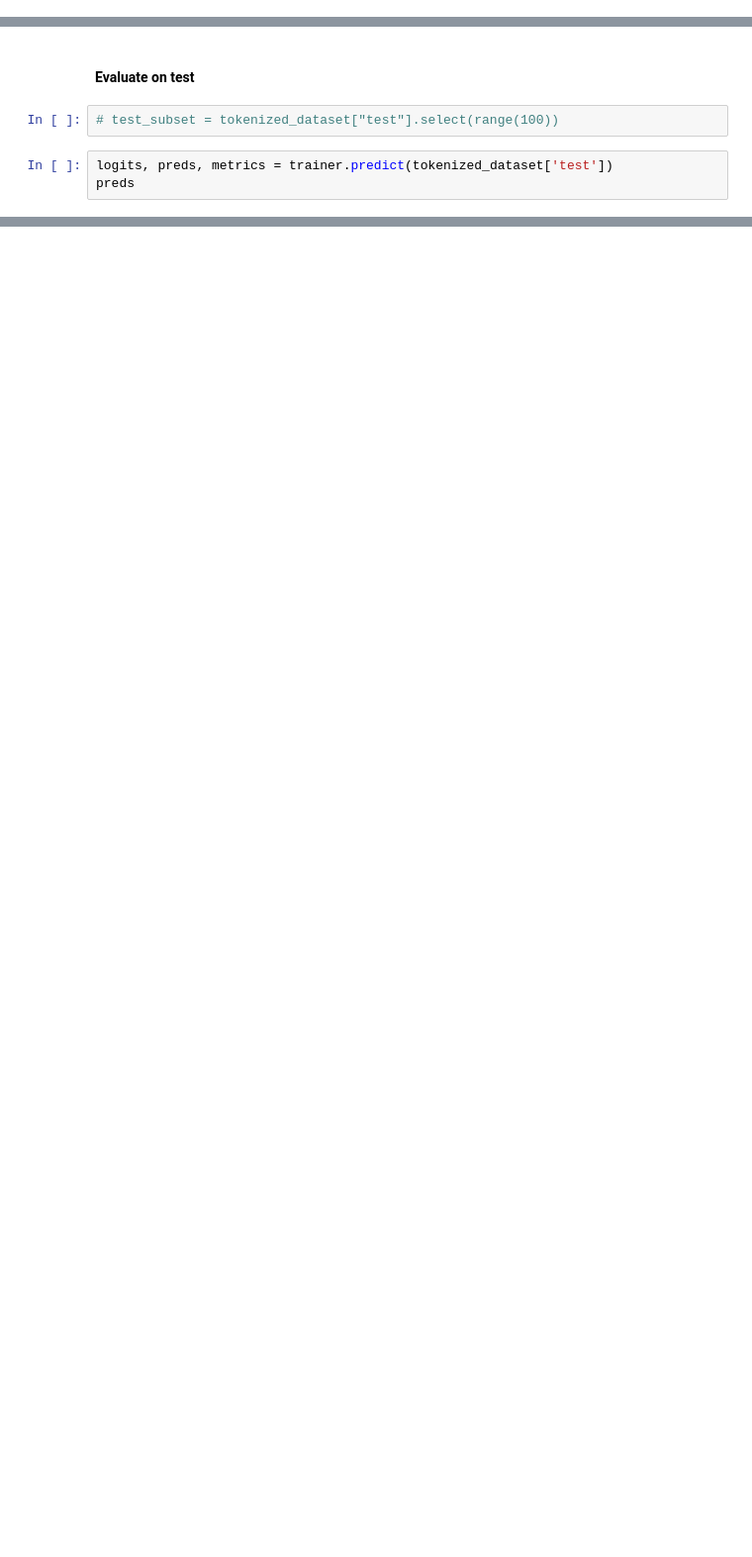
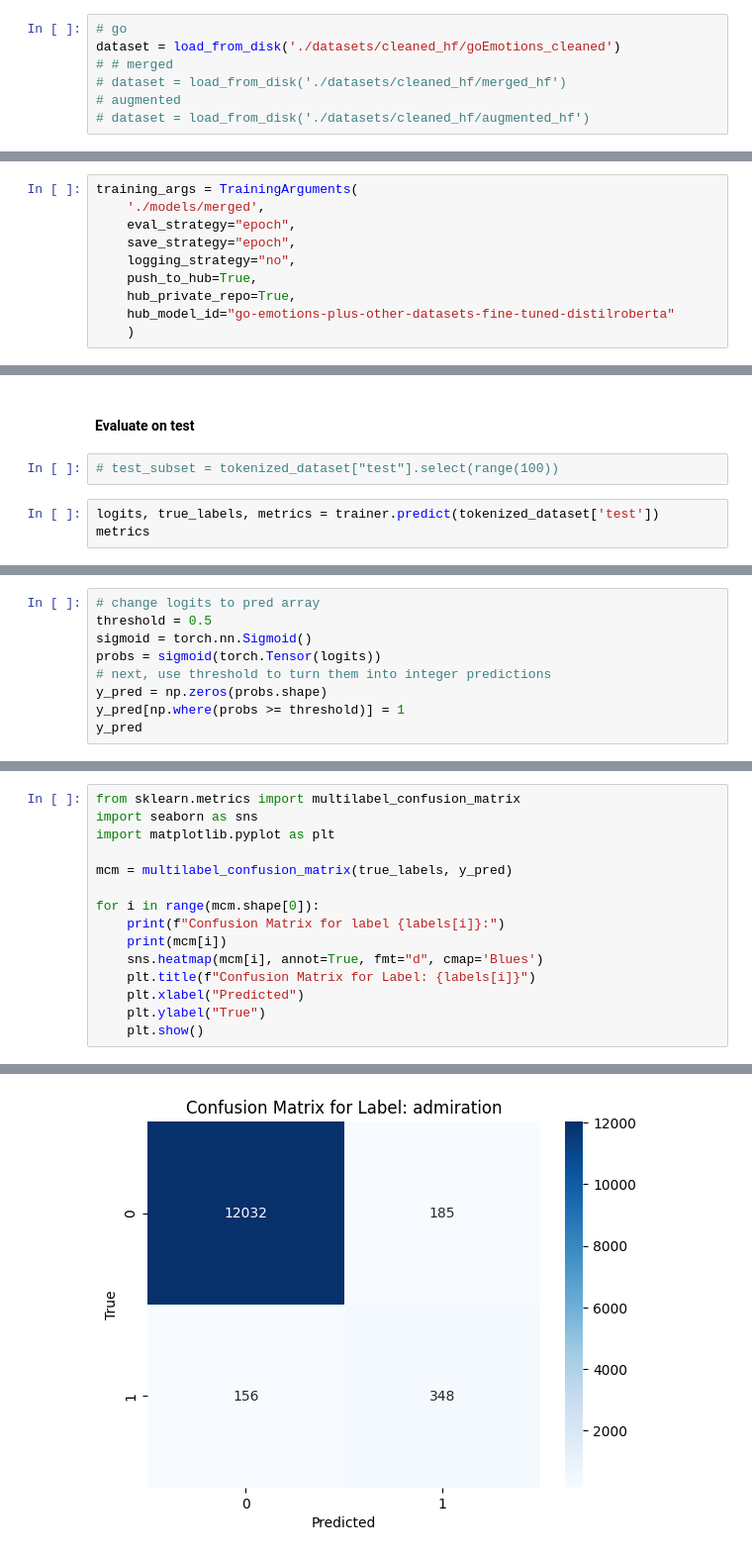
Before and after one commit to skcode0/saai, a Jupyter notebook: model_train.ipynb, the cells around one changed output, grey strips where cells are left out. Shown at 99% size. Drawn from its saved outputs; the diff is of its cells as text; blank space fills up the shorter version.

Commit message:
trained merged and created inference notebook

```diff
--- a/model_train.ipynb
+++ b/model_train.ipynb
@@ -78,3 +78,10 @@ dataset = load_from_disk('./datasets/cleaned_hf/augmented_hf')
+# %%
+# go
+dataset = load_from_disk('./datasets/cleaned_hf/goEmotions_cleaned')
+# # merged
+# dataset = load_from_disk('./datasets/cleaned_hf/merged_hf')
+# augmented
+# dataset = load_from_disk('./datasets/cleaned_hf/augmented_hf')
 # %%
 type(dataset['train']['labels'][1][0])
 # %% [output]
@@ -170,3 +172,13 @@ training_args = TrainingArguments(
+# %%
+training_args = TrainingArguments(
+    './models/merged',
+    eval_strategy="epoch",
+    save_strategy="epoch",
+    logging_strategy="no",
+    push_to_hub=True,
+    hub_private_repo=True,
+    hub_model_id="go-emotions-plus-other-datasets-fine-tuned-distilroberta"
+    )
 # %% [markdown]
 #### Compute metrics function
 # %%
@@ -347,6 +335,6 @@ trainer.evaluate()
 # %%
 # test_subset = tokenized_dataset["test"].select(range(100))
 # %%
-logits, preds, metrics = trainer.predict(tokenized_dataset['test'])
-preds
+logits, true_labels, metrics = trainer.predict(tokenized_dataset['test'])
+metrics
 # %% [output]
@@ -359,0 +355,9 @@ array([[0., 0., 0., ..., 1., 0., 0.],
+# %%
+# change logits to pred array
+threshold = 0.5
+sigmoid = torch.nn.Sigmoid()
+probs = sigmoid(torch.Tensor(logits))
+# next, use threshold to turn them into integer predictions
+y_pred = np.zeros(probs.shape)
+y_pred[np.where(probs >= threshold)] = 1
+y_pred
@@ -380,0 +393,16 @@ Classification Report:
+# %%
+from sklearn.metrics import multilabel_confusion_matrix
+import seaborn as sns
+import matplotlib.pyplot as plt
+
+mcm = multilabel_confusion_matrix(true_labels, y_pred)
+
+for i in range(mcm.shape[0]):
+    print(f"Confusion Matrix for label {labels[i]}:")
+    print(mcm[i])
+    sns.heatmap(mcm[i], annot=True, fmt="d", cmap='Blues')
+    plt.title(f"Confusion Matrix for Label: {labels[i]}")
+    plt.xlabel("Predicted")
+    plt.ylabel("True")
+    plt.show()
+# %% [output]
@@ -380,0 +412 @@ Classification Report:
+[figure, added]
```
Also changed, not shown: parts of 19 cells of this notebook, 2 other files.
